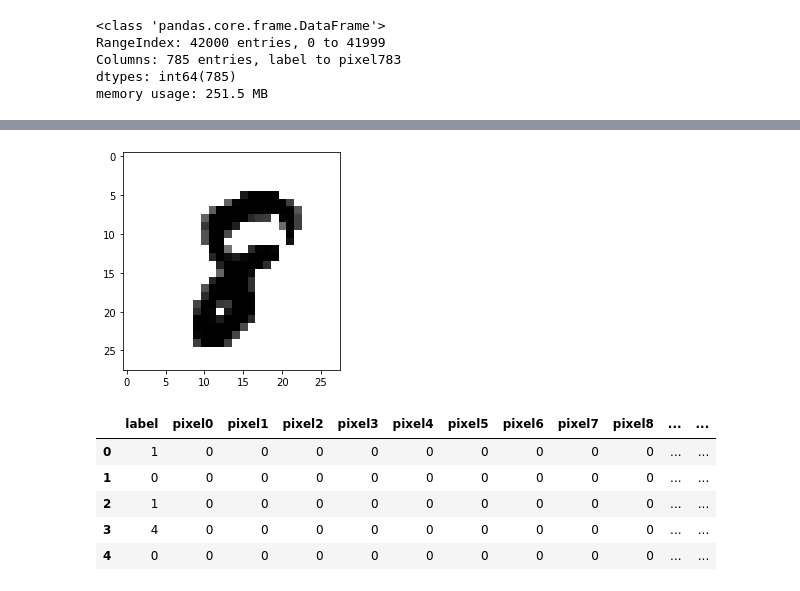
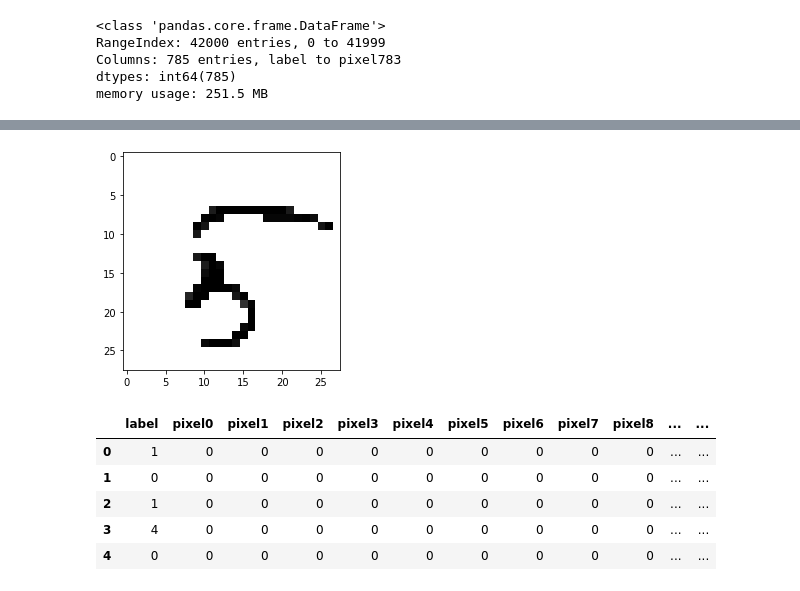
Before and after one commit to MikerT86/PR_assignment, a Jupyter notebook: analysis.ipynb, the cells around one changed output, grey strips where cells are left out. Cells and saved outputs as stored; diff of their text form; code cells hidden in the pictures.

```diff
--- a/analysis.ipynb
+++ b/analysis.ipynb
@@ -70,10 +84,10 @@ Label 9: 9.97%
 # %%
 input_data = np.array(df.drop(["label"], axis=1))
-input_data[input_data < 130] = 0
+input_data[input_data < 200] = 0
 # %%
-digit_image = input_data[1023].reshape(28, 28)
+digit_image = input_data[22873].reshape(28, 28)
 plt.imshow(digit_image, cmap = 'binary')
 plt.show()
 # %% [output]
-[figure, old version]
+[figure, new version]
 # %%
```
Also changed, not shown: parts of 38 cells of this notebook.
